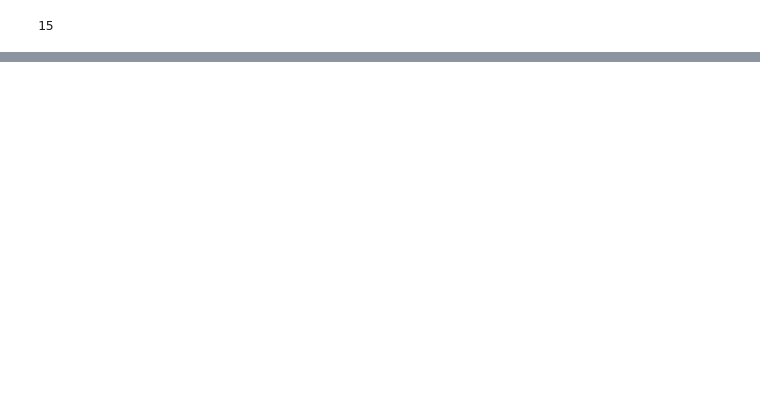
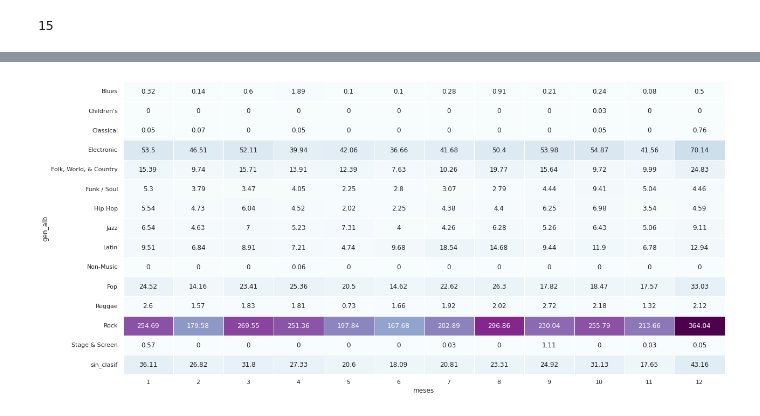
Before and after one commit to emarfer/musicable, a Jupyter notebook: notebooks_visual/05_rep_genero.ipynb, the cells around one changed output, grey strips where cells are left out. Saved outputs shown, nothing was run; the diff lists cells and outputs as text; code cells hidden in the pictures; blank space fills up the shorter version.

```diff
--- a/notebooks_visual/05_rep_genero.ipynb
+++ b/notebooks_visual/05_rep_genero.ipynb
@@ -67,0 +76,2 @@ len(generos_res.gen_alb.unique()) #115 generos #15 gen_alb
+# %%
+gen_horas = generos_res.groupby(['gen_alb','meses']).agg({'mins':'sum'}).reset_index()
@@ -67,0 +87,13 @@ len(generos_res.gen_alb.unique()) #115 generos #15 gen_alb
+# %%
+media = len(gen_horas) # hallar la media de los minutos
+# %%
+gen_horas['media_mins'] = round(gen_horas.mins/media,2)
+# %%
+gen_horas_pv = gen_horas.pivot(index='gen_alb',columns = 'meses',values = 'media_mins').fillna(0)
+# %%
+ax = plt.axes()
+sns.heatmap(gen_horas_pv, annot=True, linewidth=1, cmap='BuPu',
+                ax=ax, cbar=False, fmt='g')
+plt.show()
+# %% [output]
+[figure, added]
```
Also changed, not shown: parts of 14 cells of this notebook, 1 other file.
